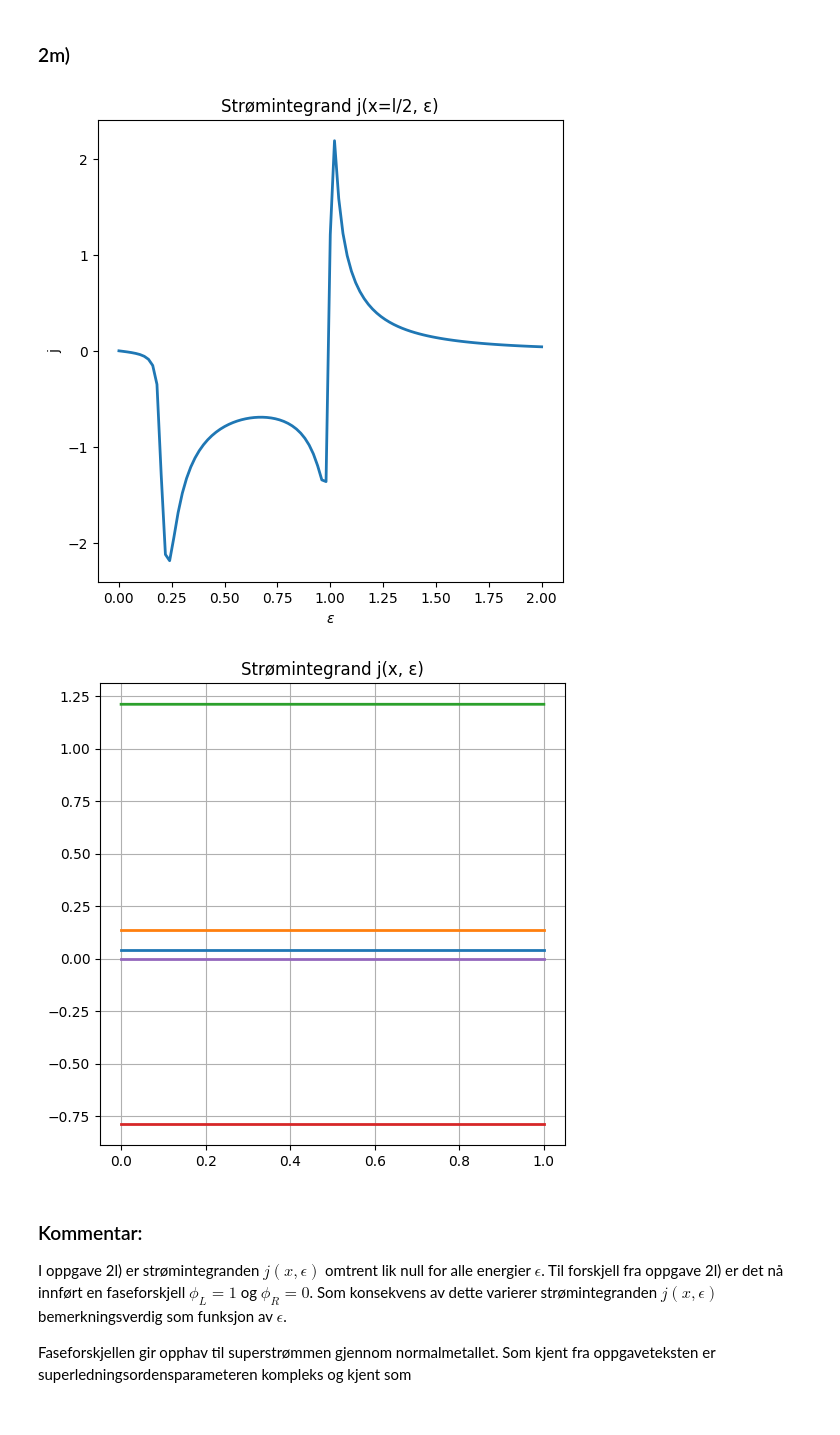
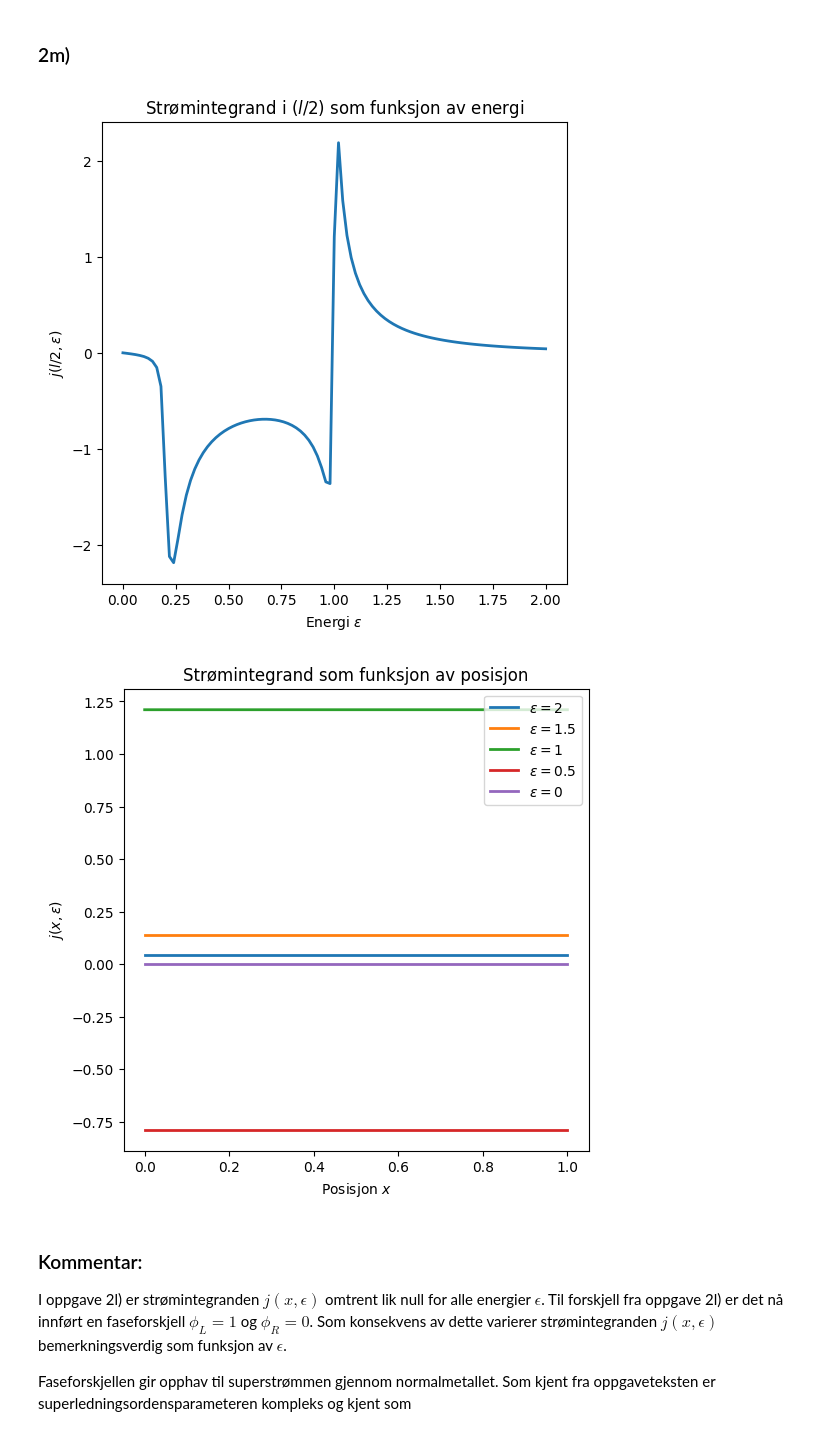
Before and after one commit to selmaberg05/TMA4320-Prosjekt3-gruppe-Andrihol-Emilyan-Selmahbe, a Jupyter notebook: Prosjekt3.ipynb, the cells around one changed output. Cells and saved outputs as stored; diff of their text form; code cells hidden in the pictures.

```diff
--- a/Prosjekt3.ipynb
+++ b/Prosjekt3.ipynb
@@ -1370,37 +1370,37 @@ for epsilon in epsilon_vals:
 
 plt.figure()
 plt.plot(epsilon_vals, j_lst)
-plt.title("Strømintegrand i midten som funksjon av energi")
+plt.title(r"Strømintegrand i $(l/2)$ som funksjon av energi")
 plt.xlabel(r"Energi $\epsilon$")
 plt.ylabel(r"$j(l/2, \epsilon)$")
 plt.grid()
 plt.show()
 
 
 # Sjekker om j er konstant i x
 epsilon_check = [2, 1.5, 1, 0.5, 0]
 
 plt.figure()
 for epsilon in epsilon_check:
     j_pos = []
 
     for i in range(m):
         gamma, gamma_t, omega, omega_t = splitMatrices(solutions[epsilon][:, i])
         ghat = gh(gamma, gamma_t)
         dx_ghat = dx_gh(gamma, gamma_t, omega, omega_t)
         j_pos.append(j(ghat, dx_ghat))
 
     plt.plot(x, j_pos, label=f"$\\epsilon = {epsilon}$")
 
 plt.title("Strømintegrand som funksjon av posisjon")
-plt.xlabel("Posisjon x")
+plt.xlabel(r"Posisjon $x$")
 plt.ylabel(r"$j(x, \epsilon)$")
 plt.legend()
 plt.grid()
 plt.show()
 # %% [output]
-[figure, old version]
+[figure, new version]
-[figure, old version]
+[figure, new version]
 # %% [markdown]
 ### Kommentar:
 I oppgave 2l) er strømintegranden $j(x, \epsilon)$ omtrent lik null for alle energier $\epsilon$. Til forskjell fra oppgave 2l) er det nå innført en faseforskjell $\phi_L = 1$ og $\phi_R = 0$. Som konsekvens av dette varierer strømintegranden $j(x, \epsilon)$ bemerkningsverdig som funksjon av $\epsilon$.
```
